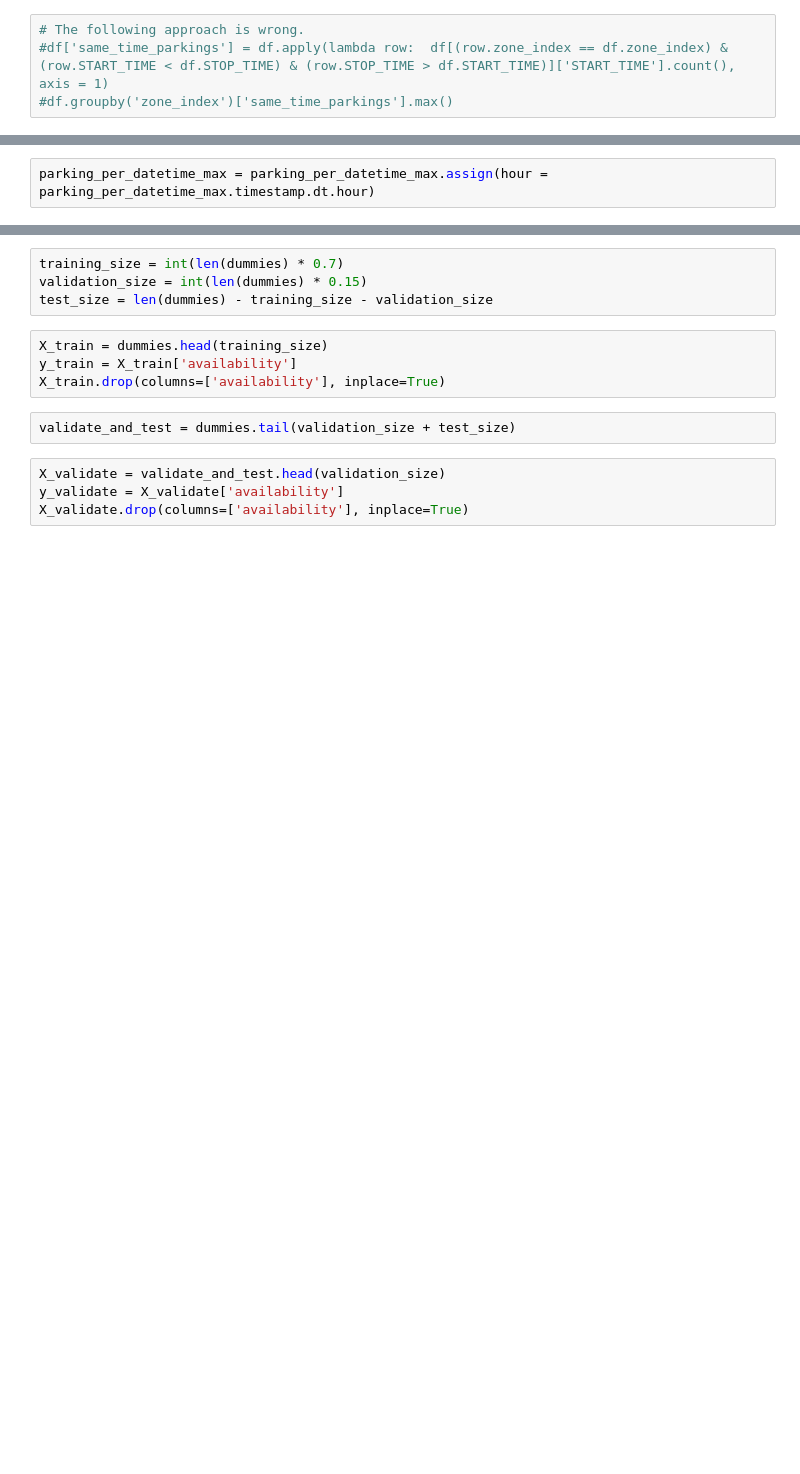
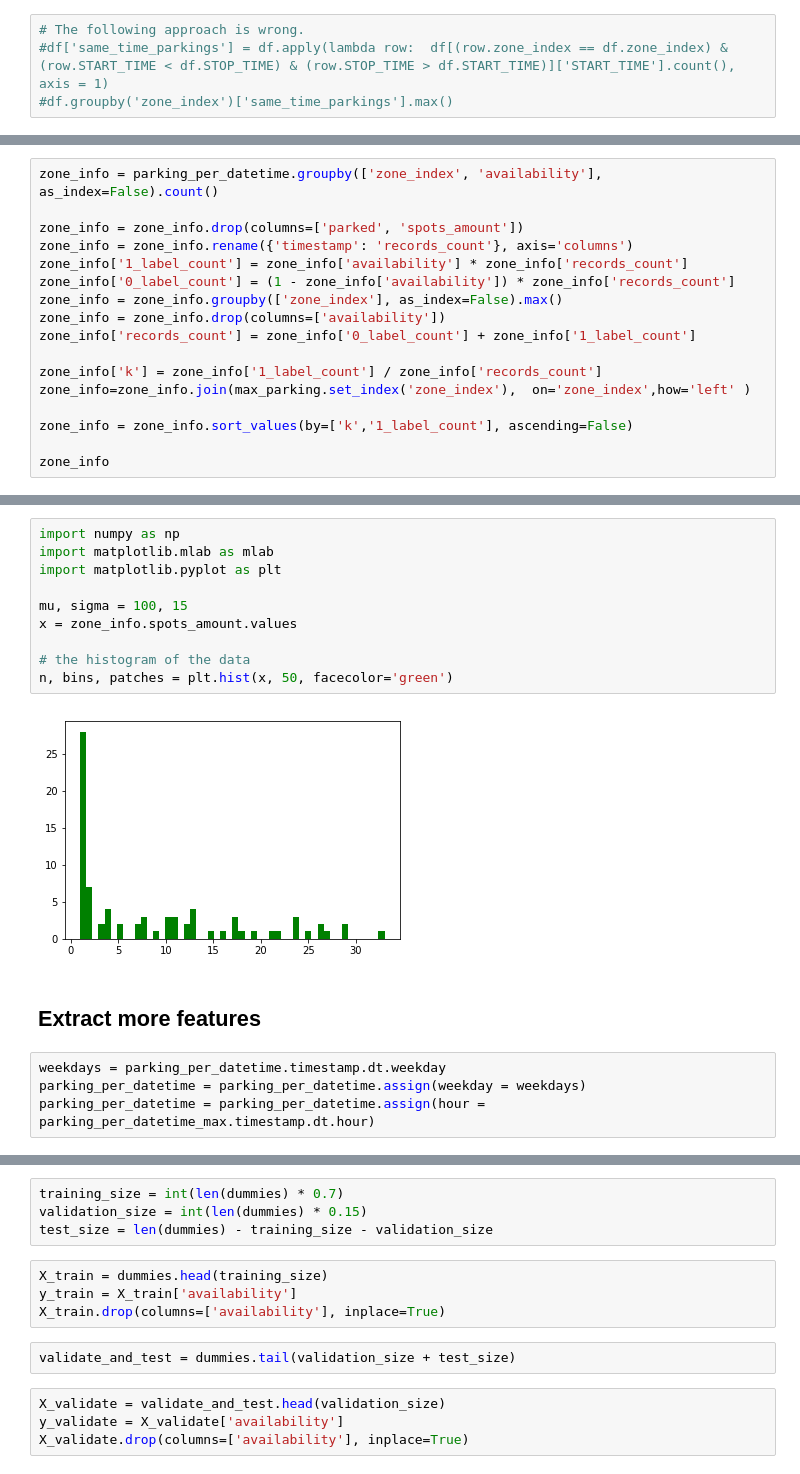
Before and after one commit to zavolokas/ParkingAvailability, a Jupyter notebook: ijburg.ipynb, the cells around one changed output, grey strips where cells are left out. Drawn from its saved outputs; the diff is of its cells as text; blank space fills up the shorter version.

Commit message:
more info about zones

```diff
--- a/ijburg.ipynb
+++ b/ijburg.ipynb
@@ -334,0 +293,17 @@ parking_per_datetime_max = parking_per_datetime_max.assign(weekday = weekdays)
+# %%
+zone_info = parking_per_datetime.groupby(['zone_index', 'availability'], as_index=False).count()
+
+zone_info = zone_info.drop(columns=['parked', 'spots_amount'])
+zone_info = zone_info.rename({'timestamp': 'records_count'}, axis='columns')
+zone_info['1_label_count'] = zone_info['availability'] * zone_info['records_count']
+zone_info['0_label_count'] = (1 - zone_info['availability']) * zone_info['records_count']
+zone_info = zone_info.groupby(['zone_index'], as_index=False).max()
+zone_info = zone_info.drop(columns=['availability'])
+zone_info['records_count'] = zone_info['0_label_count'] + zone_info['1_label_count']
+
+zone_info['k'] = zone_info['1_label_count'] / zone_info['records_count']
+zone_info=zone_info.join(max_parking.set_index('zone_index'),  on='zone_index',how='left' )
+
+zone_info = zone_info.sort_values(by=['k','1_label_count'], ascending=False)
+
+zone_info
@@ -335,3 +329,19 @@ parking_per_datetime_max = parking_per_datetime_max.assign(weekday = weekdays)
+# %%
+import numpy as np
+import matplotlib.mlab as mlab
+import matplotlib.pyplot as plt
+
+mu, sigma = 100, 15
+x = zone_info.spots_amount.values
+
+# the histogram of the data
+n, bins, patches = plt.hist(x, 50, facecolor='green')
+# %% [output]
+[figure, added]
+# %% [markdown]
+## Extract more features
 # %%
-parking_per_datetime_max = parking_per_datetime_max.assign(hour = parking_per_datetime_max.timestamp.dt.hour)
+weekdays = parking_per_datetime.timestamp.dt.weekday
+parking_per_datetime = parking_per_datetime.assign(weekday = weekdays)
+parking_per_datetime = parking_per_datetime.assign(hour = parking_per_datetime_max.timestamp.dt.hour)
 # %%
```
Also changed, not shown: parts of 71 cells of this notebook.
